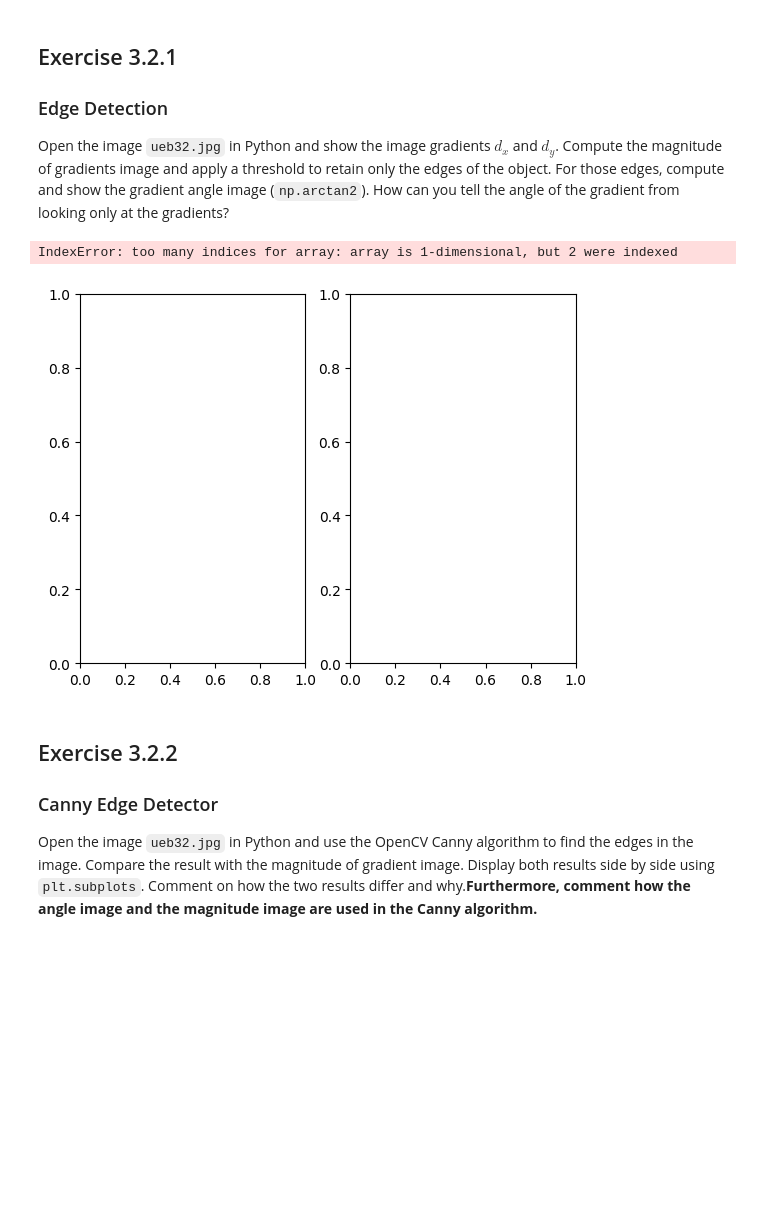
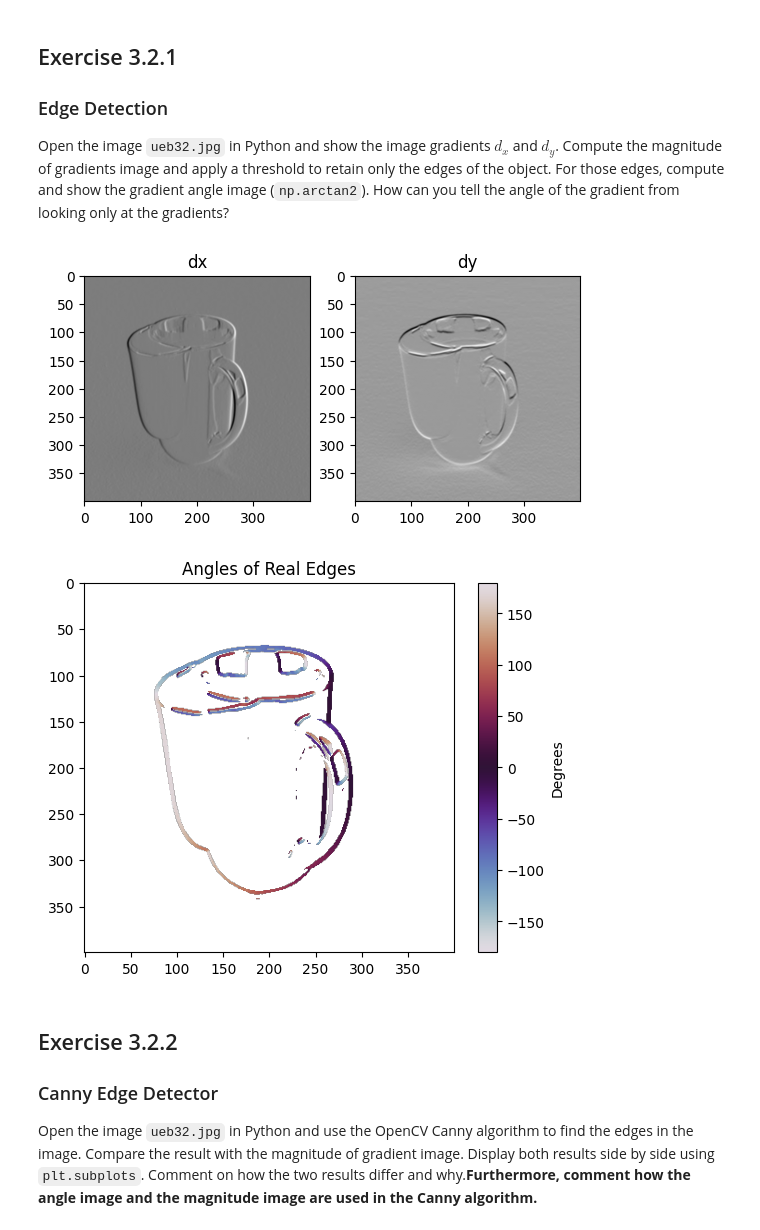
Before and after one commit to URsensai/.config, a Jupyter notebook: exercise_3.ipynb, the cells around one changed output. Saved outputs shown, nothing was run; the diff lists cells and outputs as text; code cells hidden in the pictures; blank space fills up the shorter version.

```diff
--- a/exercise_3.ipynb
+++ b/exercise_3.ipynb
@@ -66,25 +72,41 @@ Open the image `ueb32.jpg` in Python and show the image gradients $d_x$ and $d_y
 # %%
 # load image
 img = load_image_gray('/content/cs4250/data/exercise_3/ueb32.jpg')
+
 # smooth image
-img = cv2.GaussianBlur(img, (5, 5), sigmaX=1.0)
+img = cv2.GaussianBlur(img, (5, 5), 0)
+
 # compute and show gradient images
 dx, dy = gradient(img)
+
 # make images comparable
-dx_abs = np.abs(dx)
-dy_abs= np.abs(dy)
-fig, ax = plt.subplots(1, 2)
-ax[0, 0].imshow(dx)
-ax[0, 1].imshow(dy)
+fig, (ax1, ax2) = plt.subplots(1, 2)
+ax1.imshow(dx, cmap='gray')
+ax1.set_title('dx')
+ax2.imshow(dy, cmap='gray')
+ax2.set_title('dy')
+plt.show()
+
 # compute gradient magnitude
 mag = np.sqrt(dx**2 + dy**2)
+
 # compute an angle image that should be in range [-180,+180]
-ang = np.arctan2(dy, dx) * (180 / np.pi)
+ang = np.arctan2(dy, dx)
+ang = np.degrees(ang)
+
 # show angles only for real edges
-ang[~0]
+threshold = 10
+edges = np.where(mag > threshold, ang, np.nan)
+
+# Display final filtered angles
+plt.figure()
+plt.imshow(edges, cmap='twilight', vmin=-180, vmax=180)
+plt.colorbar(label='Degrees')
+plt.title('Angles of Real Edges')
+plt.show()
 # %% [output]
-IndexError: too many indices for array: array is 1-dimensional, but 2 were indexed
-[figure, old version]
+[figure, new version]
+[figure, added]
 # %% [markdown]
 ## Exercise 3.2.2
 ### Canny Edge Detector
```
Also changed, not shown: parts of 6 cells of this notebook.
